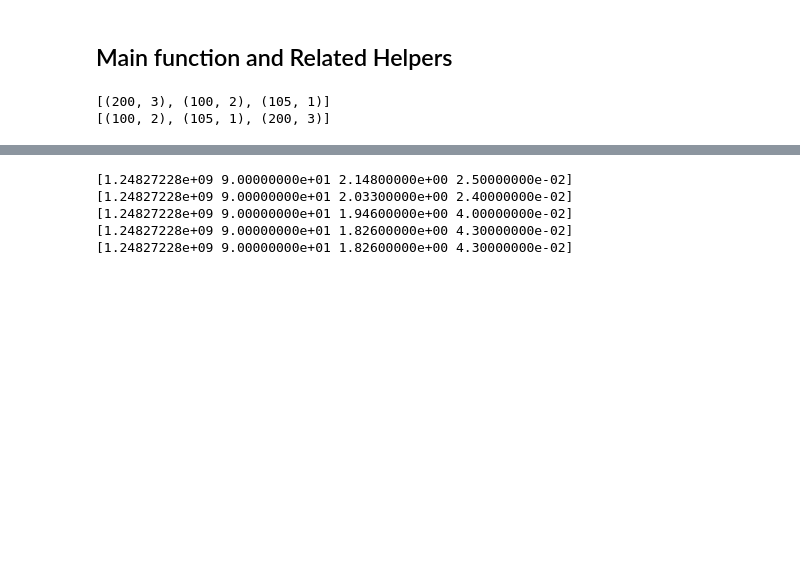
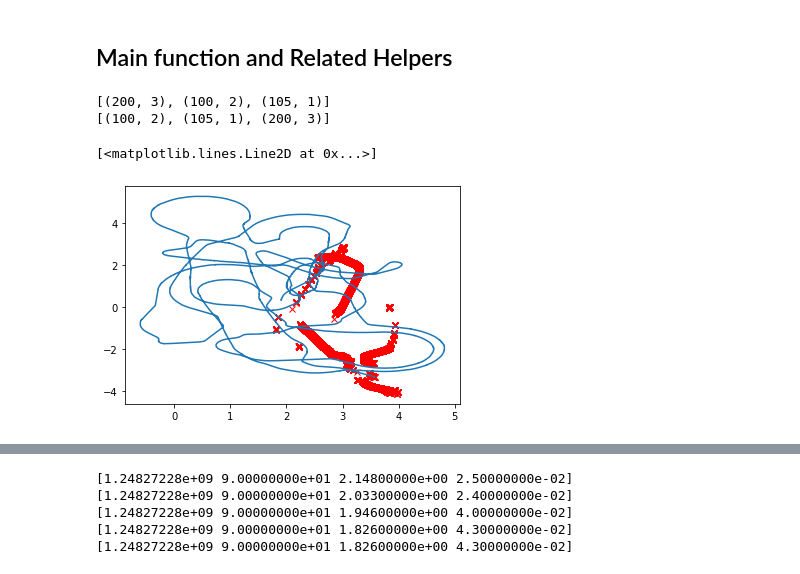
Before and after one commit to clylau/E205_Final_Project, a Jupyter notebook: Final_Project_Code.ipynb, the cells around one changed output, grey strips where cells are left out. Saved outputs shown, nothing was run; the diff lists cells and outputs as text; code cells hidden in the pictures; blank space fills up the shorter version.

Commit message:
got main function outputing data

```diff
--- a/Final_Project_Code.ipynb
+++ b/Final_Project_Code.ipynb
@@ -431,0 +414,14 @@ def getMeasurement(robotMeasurement, prevTS, curTS, curMeasurementIdx, predAngle
+# %%
+def checkForMeasurement(robotMeasurement, prevTS, curTS, curMeasurementIdx):
+    '''
+    prevTS = curTS (?)
+    curTS = curTS + DT (?)
+    NOTE: don't use that
+    '''
+
+    validMeasurements = (robotMeasurement[:,0] >= prevTS) & (robotMeasurement[:,0] <= curTS)
+
+    if not np.any(validMeasurements):
+        return False, validMeasurements, curMeasurementIdx
+
+    return True, validMeasurements, curMeasurementIdx + np.sum(validMeasurements)
@@ -432 +463,14 @@ def getMeasurement(robotMeasurement, prevTS, curTS, curMeasurementIdx, predAngle
+# %%
+def getSigmaU(robot):
+    """
+    """
+
+    sigma = np.eye(2)*0.1
+    return sigma
+# %%
+def getSigmaZ(robot):
+    """
+    """
+    sigma = np.eye(2)*0.1
+    return sigma
 # %%
@@ -475,0 +553,9 @@ def main(odoTS, odoTSLen):
+# %%
+states, covars = main(odoTS, odoTSLen, barcode_dictionary)
+# %%
+to = 10000
+plt.plot(states[0][0][0:to], states[0][1][0:to], "rx")
+plt.plot(robot1_gt_x, robot1_gt_y)
+# %% [output]
+[<matplotlib.lines.Line2D at 0x...>]
+[figure, added]
```
Also changed, not shown: parts of 11 cells of this notebook.
